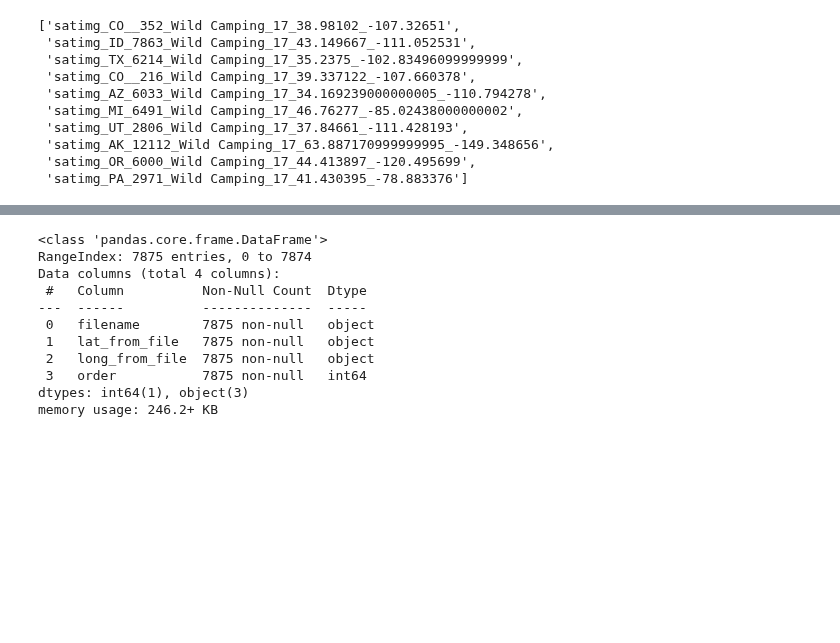
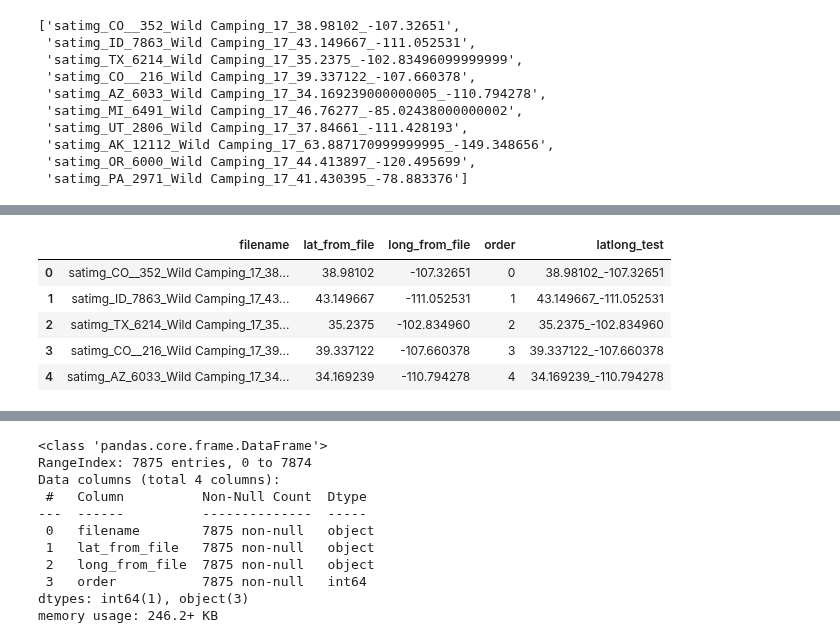
Before and after one commit to paultanger/CampsitePredict, a Jupyter notebook: notebooks/summarize_All_US_data.ipynb, the cells around one changed output, grey strips where cells are left out. Saved outputs shown, nothing was run; the diff lists cells and outputs as text; code cells hidden in the pictures; blank space fills up the shorter version.

```diff
--- a/notebooks/summarize_All_US_data.ipynb
+++ b/notebooks/summarize_All_US_data.ipynb
@@ -330,7 +339,7 @@ image_file_df = pd.DataFrame(filelist, columns =['filename'])
 # %%
 # image_file_df.to_csv('../data/example_to_split.csv')
 # %%
-def func(f, n=5):
+def func(f, n=6):
     result =['.'.join([j[:n] for j in i.split('.')]) for i in f['filename'].split('_')[-2:]]
     return {'lat_from_file':result[0], 'long_from_file':result[1]}
 # %%
@@ -351,0 +410,3 @@ image_file_df['order'] = image_file_df.index
+# %%
+image_file_df2 = image_file_df.copy()
+image_file_df2['latlong_test'] = image_file_df2['lat_from_file'].astype('str') + '_' + image_file_df2['long_from_file'].astype('str')
@@ -351,0 +428,9 @@ image_file_df['order'] = image_file_df.index
+# %%
+image_file_df2.head()
+# %% [output]
+|  | filename | lat_from_file | long_from_file | order | latlong_test |
+| 0 | satimg_CO__352_Wild Camping_17_38... | 38.98102 | -107.32651 | 0 | 38.98102_-107.32651 |
+| 1 | satimg_ID_7863_Wild Camping_17_43... | 43.149667 | -111.052531 | 1 | 43.149667_-111.052531 |
+| 2 | satimg_TX_6214_Wild Camping_17_35... | 35.2375 | -102.834960 | 2 | 35.2375_-102.834960 |
+| 3 | satimg_CO__216_Wild Camping_17_39... | 39.337122 | -107.660378 | 3 | 39.337122_-107.660378 |
+| 4 | satimg_AZ_6033_Wild Camping_17_34... | 34.169239 | -110.794278 | 4 | 34.169239_-110.794278 |
```
Also changed, not shown: parts of 37 cells of this notebook, 3 other files.
